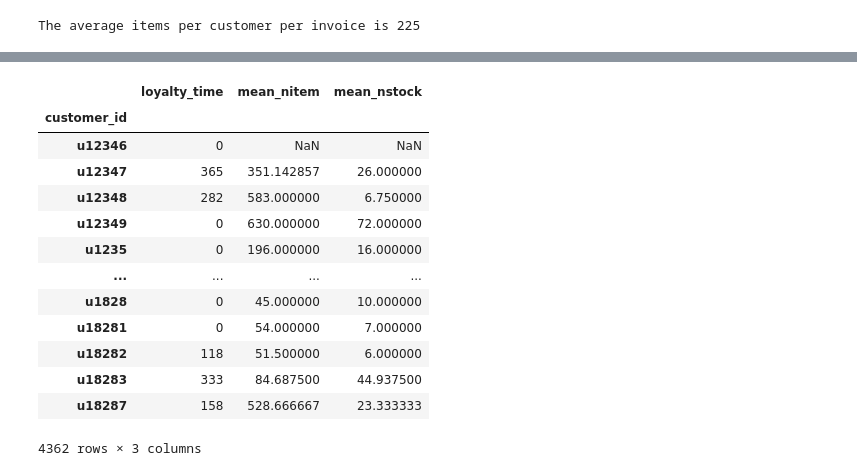
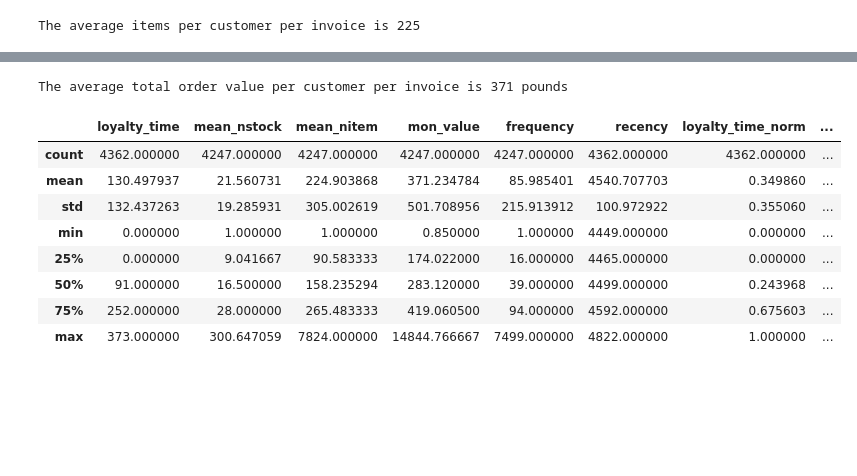
Before and after one commit to adriannaluz/data-analysis_portfolio, a Jupyter notebook: customer_segmentation/notebooks/EDA.ipynb, the cells around one changed output, grey strips where cells are left out. Drawn from its saved outputs; the diff is of its cells as text; code cells hidden in the pictures; blank space fills up the shorter version.

```diff
--- a/customer_segmentation/notebooks/EDA.ipynb
+++ b/customer_segmentation/notebooks/EDA.ipynb
@@ -524,17 +398,33 @@ cust_data['mean_nitem'] = mean_nitem_cust
+# %%
+mean_tov_cust = tov_inv_cust.groupby(level=0).mean()
+print(f"The average total order value per customer per invoice is {round(mean_tov_cust.mean())} pounds")
+# %% [output]
+The average total order value per customer per invoice is 371 pounds
+# %%
+# Let's add the average total order value per invoice per customer on my customer dataset.
+# For the RFM anylsis this represents the monetary value
+cust_data['mon_value'] = mean_tov_cust
+# %%
+# Let's define the frequency as the total number of invoices per customer
+cust_data['frequency'] = online_trans.groupby(["customer_id"]).count()['invoice']
+# %%
+# Let's calculate the recency
+today_date = datetime.today().date() # Getting today's date
+cust_data['recency'] = (pd.to_datetime(today_date) - cust_group['invoice_date'].max()).dt.days
+# %%
+for col in cust_data:
+    norm = normalize(cust_data[f"{col}"])
+    col_name = col + "_norm"
+    cust_data[f"{col_name}"] = norm
 # %%
-cust_data
+cust_data.describe()
 # %% [output]
-|  | loyalty_time | mean_nitem | mean_nstock |
-| customer_id |  |  |  |
-| u12346 | 0 | NaN | NaN |
-| u12347 | 365 | 351.142857 | 26.000000 |
-| u12348 | 282 | 583.000000 | 6.750000 |
-| u12349 | 0 | 630.000000 | 72.000000 |
-| u1235 | 0 | 196.000000 | 16.000000 |
-| ... | ... | ... | ... |
-| u1828 | 0 | 45.000000 | 10.000000 |
-| u18281 | 0 | 54.000000 | 7.000000 |
-| u18282 | 118 | 51.500000 | 6.000000 |
-| u18283 | 333 | 84.687500 | 44.937500 |
-| u18287 | 158 | 528.666667 | 23.333333 |
+|  | loyalty_time | mean_nstock | mean_nitem | mon_value | frequency | recency | loyalty_time_norm | ... |
+| count | 4362.000000 | 4247.000000 | 4247.000000 | 4247.000000 | 4247.000000 | 4362.000000 | 4362.000000 | ... |
+| mean | 130.497937 | 21.560731 | 224.903868 | 371.234784 | 85.985401 | 4540.707703 | 0.349860 | ... |
+| std | 132.437263 | 19.285931 | 305.002619 | 501.708956 | 215.913912 | 100.972922 | 0.355060 | ... |
+| min | 0.000000 | 1.000000 | 1.000000 | 0.850000 | 1.000000 | 4449.000000 | 0.000000 | ... |
+| 25% | 0.000000 | 9.041667 | 90.583333 | 174.022000 | 16.000000 | 4465.000000 | 0.000000 | ... |
+| 50% | 91.000000 | 16.500000 | 158.235294 | 283.120000 | 39.000000 | 4499.000000 | 0.243968 | ... |
+| 75% | 252.000000 | 28.000000 | 265.483333 | 419.060500 | 94.000000 | 4592.000000 | 0.675603 | ... |
+| max | 373.000000 | 300.647059 | 7824.000000 | 14844.766667 | 7499.000000 | 4822.000000 | 1.000000 | ... |
-4362 rows × 3 columns
```
Also changed, not shown: parts of 125 cells of this notebook.
